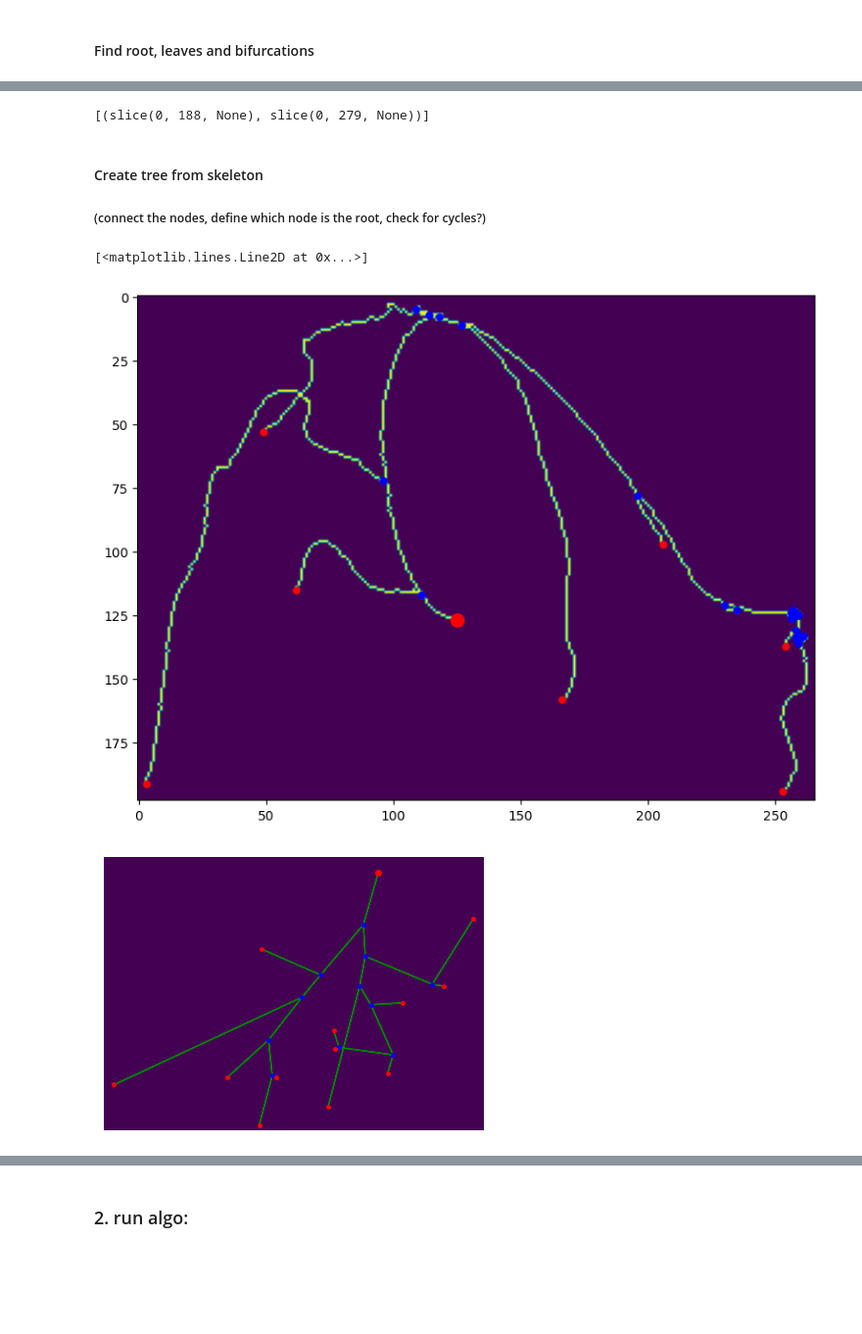
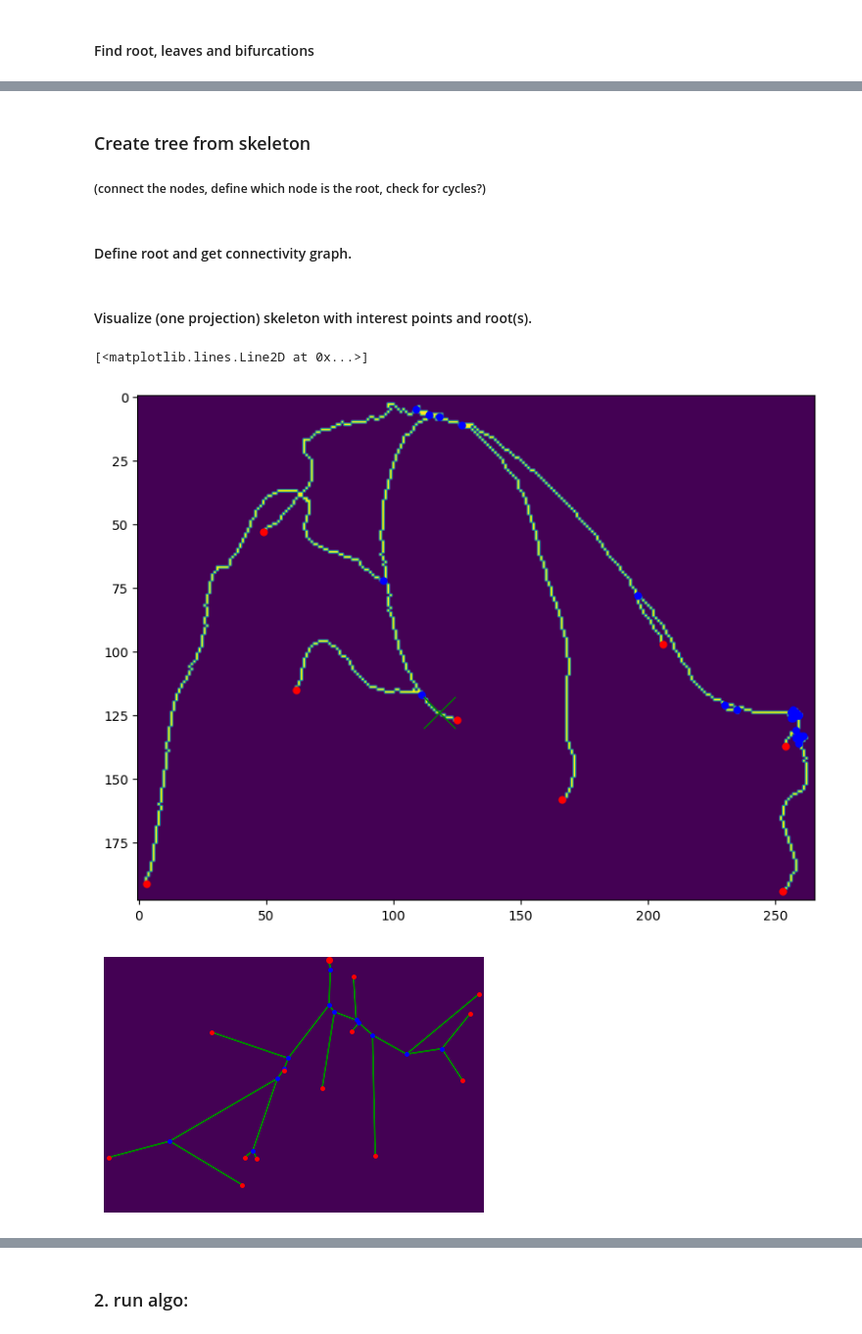
Before and after one commit to EvaBr/cardiovas, a Jupyter notebook: TMD.ipynb, the cells around one changed output, grey strips where cells are left out. Shown: that part at 98% size. Drawn from its saved outputs; the diff is of its cells as text; code cells hidden in the pictures; blank space fills up the shorter version.

Commit message:
Define roots based on aorta, cluster touching bifurcations.

```diff
--- a/TMD.ipynb
+++ b/TMD.ipynb
@@ -59,13 +62,12 @@ else:
     bbL, bbR = cc2, cc1
 
 # for faster processing, cut the image to bounding box+1.
-bbL = tuple(slice(max(ind.start-1, 0),  min(ind.stop+1, s), None) for ind, s in zip(bbL, label.shape))
-bbR = tuple(slice(max(ind.start-1, 0),  min(ind.stop+1, s), None) for ind, s in zip(bbR, label.shape))
+bbL = tuple(slice(max(ind.start-2, 0),  min(ind.stop+3, s), None) for ind, s in zip(bbL, label.shape))
+bbR = tuple(slice(max(ind.start-2, 0),  min(ind.stop+3, s), None) for ind, s in zip(bbR, label.shape))
 
 CCdict = {'left': (bbL, stats['voxel_counts'][L], labels_out[*bbL]==L), 'right': (bbR, stats['voxel_counts'][R], labels_out[*bbR]==R)}
 
 # OBS! this root (L/Rroot) is not really well defined, due to possible arches at/near ostia! But for this purpose it should be fine.
-CCdict = getCCinfo(label)
 # %% [markdown]
 #### Get topological skeleton
 # %%
@@ -163,7 +165,7 @@ More than one candidate for root (R)!
 
 keeps = []
 SE = ball(1)
-for bifur in [bifur1, bifur2]:
+for bifur, skel_base in zip([bifur1, bifur2],[skel_base1, skel_base2]):
     keep = []
     for i,j,k in bifur:
         possible = [(sh_i, sh_j, sh_k) for sh_i in range(0,3) for sh_j in range(0,3) for sh_k in range(0,3) if (i+sh_i-1, j+sh_j-1, k+sh_k-1) in bifur]
@@ -173,9 +175,11 @@ for bifur in [bifur1, bifur2]:
         else: #we need to keep only one of them
             tmp = np.zeros((3,3,3))
             tmp[*zip(*possible)] = 1
+            tmp2 = correlate(skel_base[i-2:i+3, j-2:j+3, k-2:k+3], SE, mode='constant')[1:-1,1:-1,1:-1]
+
             #now we have a 3x3x3 cube with 1 with neighbor bifur constellation
             #we take the one that has most direct neighbors. (by faces)
-            idx = np.argmax(tmp*correlate(tmp, SE, mode='constant'))
+            idx = np.argmax(tmp*tmp2) #correlate(tmp, SE, mode='constant'))
             offi, offj, offk = idx//9, idx//3-(idx//9)*3, idx%3
             tokeep = (i+offi-1, j+offj-1, k+offk-1)
             if tokeep not in keep:
@@ -205,7 +292,3 @@ plt.plot(leafs2[1],leafs2[0], 'r.', markersize=5)
-# %%
-sta
-# %% [output]
-[(slice(0, 188, None), slice(0, 279, None))]
 # %%
 #saving some stuff to check in 3dslicer
 tmp = np.zeros(label.shape, dtype=np.int16)
@@ -225,7 +308,7 @@ for l in leavesR:
 nrrd.write(f"centerlines_{tip}{nr}.nrrd", tmp, header=headlab)
 nrrd.write(f"centerline_points_{tip}{nr}.nrrd", points, header=headlab)
 # %% [markdown]
- #### Create tree from skeleton
+ ### Create tree from skeleton
  ##### (connect the nodes, define which node is the root, check for cycles?)
 # %%
 class SkeletonTree:
@@ -259 +337,13 @@ aorta1 = cc3d.connected_components(skel_base1[...,-1]>500, connectivity=26)
+# %% [markdown]
+#### Define root and get connectivity graph.
+# %%
+voxelsize = np.diag(headlab['space directions'])
+aortalabel = getAortaRef(img)
+dist_from_aorta = distance_transform_edt(1-aortalabel, sampling=voxelsize)
+komp=np.nonzero(skel_base1)
+best_for_root_aorta1 = np.argmin(dist_from_aorta[*bbL][komp])
+rootnode1 = list(zip(*komp))[best_for_root_aorta1]
+komp=np.nonzero(skel_base2)
+best_for_root_aorta2 = np.argmin(dist_from_aorta[*bbR][komp])
+rootnode2 = list(zip(*komp))[best_for_root_aorta2]
 # %%
@@ -291,12 +400,13 @@ while stack:
+# %% [markdown]
+#### Visualize (one projection) skeleton with interest points and root(s).
 # %%
-problems=[[116,106],[90,155]]
 plt.figure(figsize=(10,7))
-plt.imshow(skel_base.max(axis=2))
+plt.imshow(skel_base2.max(axis=2))
 
-plt.plot(bifur[1],bifur[0], 'b.', markersize=10)
-plt.plot(leafs[1],leafs[0], 'r.', markersize=10)
-plt.plot(rootnode[1], rootnode[0], 'r.', markersize=20)
-#plt.plot(problems[1],problems[0], 'g.', markersize=13)
+plt.plot(bifur2[1],bifur2[0], 'b.', markersize=10)
+plt.plot(leafs2[1],leafs2[0], 'r.', markersize=10)
+plt.plot(rootnode2[1], rootnode2[0], 'gx', markersize=25)
+#plt.plot(rootnode_aorta2[1], rootnode_aorta2[0], 'k.', markersize=25)
 # %% [output]
 [<matplotlib.lines.Line2D at 0x...>]
-[figure, old version]
+[figure, new version]
@@ -337,15 +413,15 @@ def get_subtree(node, distance, to_visit, nodelist):
 # %%
 plt.figure(figsize=(5,5))
-plt.imshow(skel_base.max(axis=2)*0)
+plt.imshow(skel_base1.max(axis=2)*0)
 
-plt.plot(bifur[1],bifur[0], 'b.', markersize=5)
-plt.plot(leafs[1],leafs[0], 'r.', markersize=5)
-plt.plot(rootnode[1],rootnode[0], 'r.', markersize=8)
-for nd in nodes_childr:
-    for fd in nodes_childr[nd]:
+plt.plot(bifur1[1],bifur1[0], 'b.', markersize=5)
+plt.plot(leafs1[1],leafs1[0], 'r.', markersize=5)
+plt.plot(rootnode1[1],rootnode1[0], 'r.', markersize=8)
+for nd in nodes_childr1:
+    for fd in nodes_childr1[nd]:
         plt.arrow(nd[1],nd[0], fd[1]-nd[1], fd[0]-nd[0], width=0.1,  ec='green') #head_width=5,
 plt.axis("off")
 plt.savefig("vesselgraph")
 # %% [output]
-[figure, old version]
+[figure, new version]
 # %%
```
Also changed, not shown: parts of 34 cells of this notebook.
